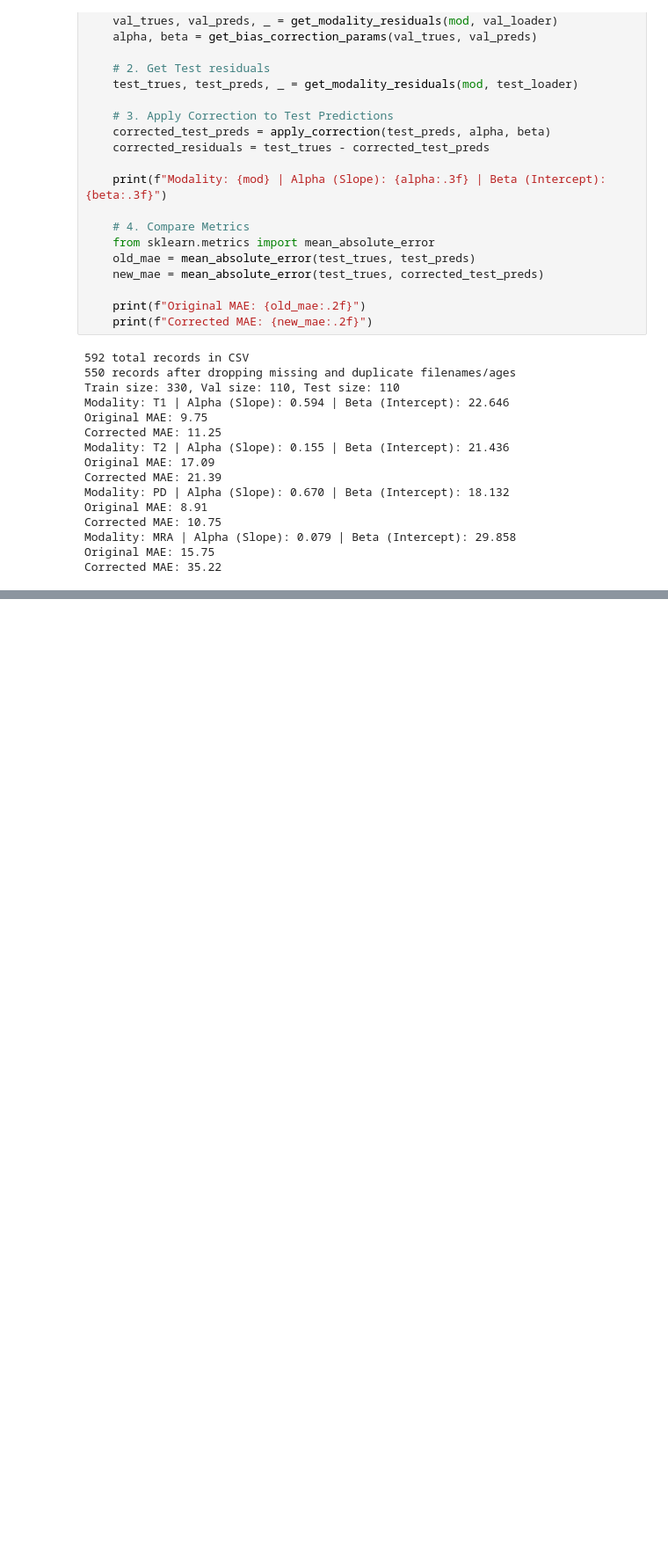
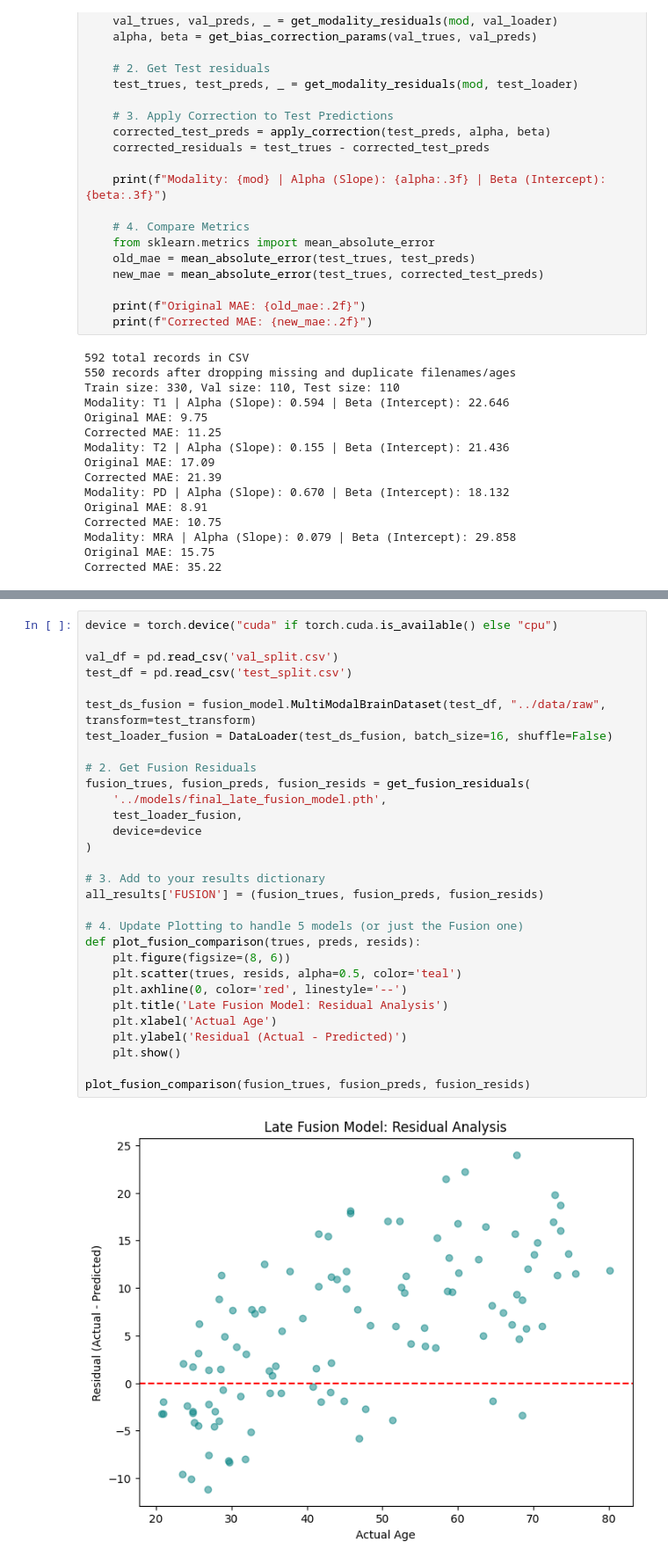
Before and after one commit to SophiaYifei/brain-age-mri-predictor, a Jupyter notebook: notebooks/explore_results.ipynb, the cells around one changed output, grey strips where cells are left out. Shown at 88% size. Drawn from its saved outputs; the diff is of its cells as text; blank space fills up the shorter version.

Commit message:
Add late fusion model and residual evaluation

```diff
--- a/notebooks/explore_results.ipynb
+++ b/notebooks/explore_results.ipynb
@@ -151,0 +187,32 @@ Corrected MAE: 35.22
+# %%
+device = torch.device("cuda" if torch.cuda.is_available() else "cpu")
+
+val_df = pd.read_csv('val_split.csv')
+test_df = pd.read_csv('test_split.csv')
+
+test_ds_fusion = fusion_model.MultiModalBrainDataset(test_df, "../data/raw", transform=test_transform)
+test_loader_fusion = DataLoader(test_ds_fusion, batch_size=16, shuffle=False)
+
+# 2. Get Fusion Residuals
+fusion_trues, fusion_preds, fusion_resids = get_fusion_residuals(
+    '../models/final_late_fusion_model.pth',
+    test_loader_fusion,
+    device=device
+)
+
+# 3. Add to your results dictionary
+all_results['FUSION'] = (fusion_trues, fusion_preds, fusion_resids)
+
+# 4. Update Plotting to handle 5 models (or just the Fusion one)
+def plot_fusion_comparison(trues, preds, resids):
+    plt.figure(figsize=(8, 6))
+    plt.scatter(trues, resids, alpha=0.5, color='teal')
+    plt.axhline(0, color='red', linestyle='--')
+    plt.title('Late Fusion Model: Residual Analysis')
+    plt.xlabel('Actual Age')
+    plt.ylabel('Residual (Actual - Predicted)')
+    plt.show()
+
+plot_fusion_comparison(fusion_trues, fusion_preds, fusion_resids)
+# %% [output]
+[figure, added]
```
Also changed, not shown: parts of 3 cells of this notebook, 4 other files.
